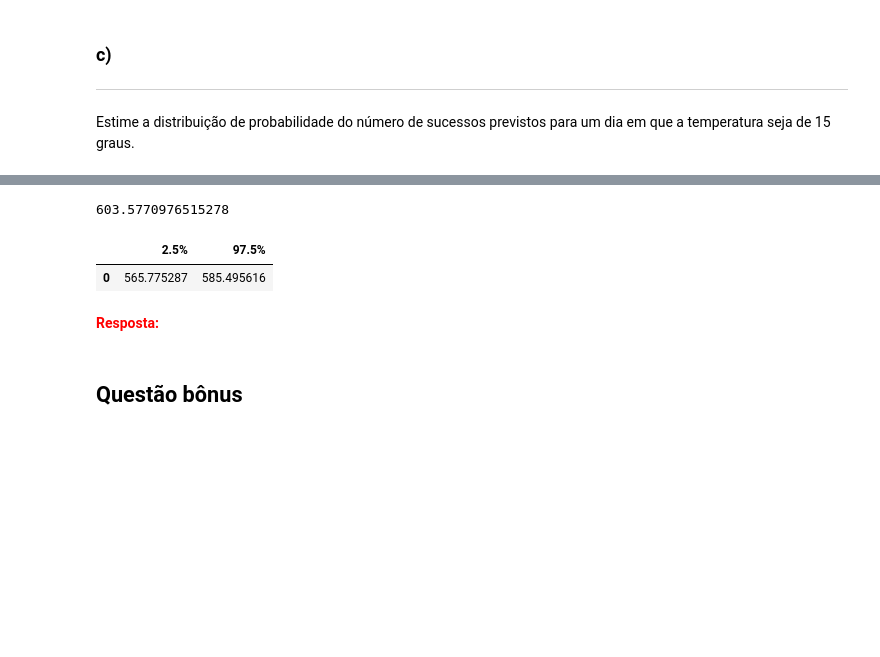
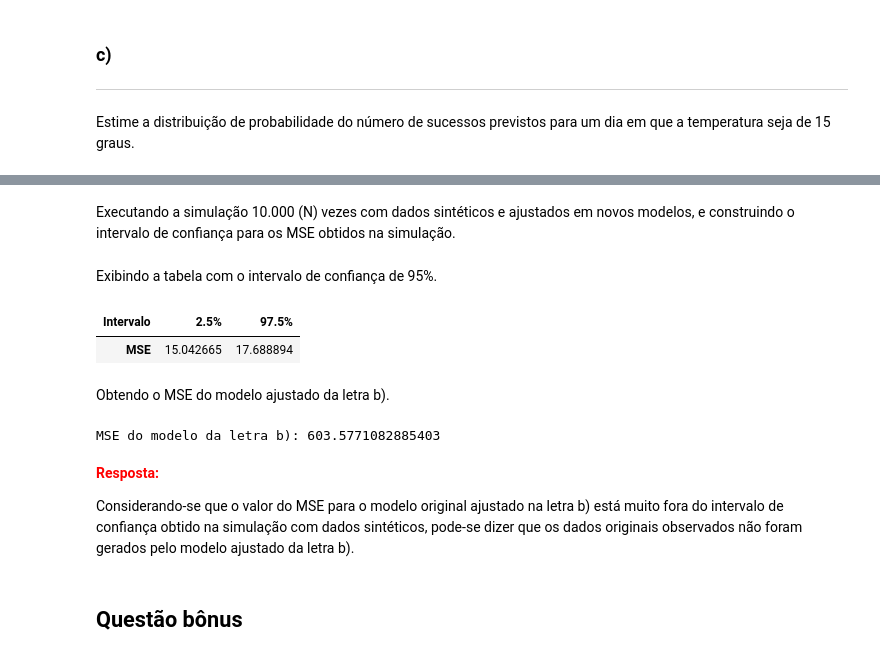
Before and after one commit to pauloceliojr/mcimd-listas, a Jupyter notebook: Lista 2/Lista_2.ipynb, the cells around one changed output, grey strips where cells are left out. Drawn from its saved outputs; the diff is of its cells as text; code cells hidden in the pictures; blank space fills up the shorter version.

```diff
--- a/Lista 2/Lista_2.ipynb
+++ b/Lista 2/Lista_2.ipynb
@@ -191,10 +190,11 @@ Lamba: 3.2813096042654366
 # %% [markdown]
 Comparando o resultado da maximização da função de log-verossimilhança com os valores de alfa e beta gerados pela biblioteca *statsmodels*.
 # %%
-modelo_poisson = smf.poisson(formula="Sucessos ~ Temperatura", data=dados_poisson)
-modelo_poisson_ajustado = modelo_poisson.fit()
+# Ajusta o modelo proposto
+modelo_poisson = smf.poisson(formula="Sucessos ~ Temperatura", data=dados_poisson).fit()
 
-print(f"α: {modelo_poisson_ajustado.params[0]:0.4f}")
-print(f"ß: {modelo_poisson_ajustado.params[1]:0.4f}")
+# Imprime os valores
+print(f"α: {modelo_poisson.params[0]:0.4f}")
+print(f"ß: {modelo_poisson.params[1]:0.4f}")
 # %% [output]
 Optimization terminated successfully.
@@ -254,9 +243,13 @@ Executando o bootstrap paramétrico para o modelo proposto ()
 # %%
 lista_exp_beta = []
 
+# Define a variável independente para ajuste dos novos modelos
 X = sm.add_constant(dados_poisson.Temperatura)
-for _ in range(10000):
-    amostra_sucessos = poisson.rvs(mu=np.exp(emv_alfa + emv_beta * dados_poisson.Temperatura), size=dados_poisson.shape[0])
+# Define os lambdas baseados no modelo ajustado da letra b)
+lambdas_previstos = modelo_poisson.predict()
+for _ in range(N):
+    # Gera a amostra baseada nos parâmetros encontrados (bootstrap paramétrico)
+    amostra_sucessos = poisson.rvs(mu=lambdas_previstos, size=dados_poisson.shape[0])
+    # Ajusta o modelo da amostra, calcula exp(beta) com os parâmetros do novo modelo e armazena o valor
     modelo_amostra = sm.GLM(amostra_sucessos, X, family=sm.families.Poisson()).fit()
-
     lista_exp_beta.append(np.exp(modelo_amostra.params[1]))
@@ -288,29 +277,39 @@ Faça um diagnóstico do modelo via simulação. Para tanto, gere dados sintéti
-# %%
-dados_poisson["Sucessos_previstos"] = np.exp(emv_alfa + emv_beta * dados_poisson.Temperatura)
-dados_poisson["Residuos"] = dados_poisson.Sucessos - dados_poisson.Sucessos_previstos
-mse = (dados_poisson.Residuos ** 2).sum() / dados_poisson.shape[0]
-
-print(mse)
-# %% [output]
-603.5770976515278
+# %% [markdown]
+Executando a simulação 10.000 (N) vezes com dados sintéticos e ajustados em novos modelos, e construindo o intervalo de confiança para os MSE obtidos na simulação.
 # %%
 lista_mse = []
-for _ in range(10000):
-    amostra_sucessos = poisson.rvs(mu=np.exp(emv_alfa + emv_beta * dados_poisson.Temperatura), size=dados_poisson.shape[0])
+for _ in range(N):
+    # Gera a amostra
+    amostra_sucessos = poisson.rvs(mu=lambdas_previstos, size=dados_poisson.shape[0])
+    # Ajusta o modelo
     modelo_amostra = sm.GLM(amostra_sucessos, X, family=sm.families.Poisson()).fit()
-    residuos = dados_poisson.Sucessos - amostra_sucessos
-    mse = np.sum(residuos ** 2) / len(residuos)
-    lista_mse.append(mse)
+    # Calcula e armazena os MSE
+    residuos = amostra_sucessos - modelo_amostra.predict()
+    lista_mse.append(np.mean(residuos ** 2))
+# %% [markdown]
+Exibindo a tabela com o intervalo de confiança de 95%.
 # %%
 ic_mse = pd.DataFrame(np.percentile(lista_mse, q=[0.025, 0.975]))
 ic_mse = ic_mse.pivot_table(0, columns=ic_mse.index)
 ic_mse.columns = ["2.5%", "97.5%"]
-ic_mse
+ic_mse.index = ["MSE"]
+ic_mse.rename_axis("Intervalo", axis=1)
 # %% [output]
-|  | 2.5% | 97.5% |
-| 0 | 565.775287 | 585.495616 |
+| Intervalo | 2.5% | 97.5% |
+| MSE | 15.042665 | 17.688894 |
-# %% [markdown]
-<font color='red'>**Resposta:**</font>
+# %% [markdown]
+Obtendo o MSE do modelo ajustado da letra b).
+# %%
+residuos_originais = dados_poisson.Sucessos - modelo_poisson.predict()
+mse = (residuos_originais ** 2).mean()
+
+print(f"MSE do modelo da letra b): {mse}")
+# %% [output]
+MSE do modelo da letra b): 603.5771082885403
+# %% [markdown]
+<font color='red'>**Resposta:**</font>
+
+Considerando-se que o valor do MSE para o modelo original ajustado na letra b) está muito fora do intervalo de confiança obtido na simulação com dados sintéticos, pode-se dizer que os dados originais observados não foram gerados pelo modelo ajustado da letra b).
 # %% [markdown]
 ## Questão bônus
 # %% [markdown]
```
Also changed, not shown: parts of 28 cells of this notebook.
